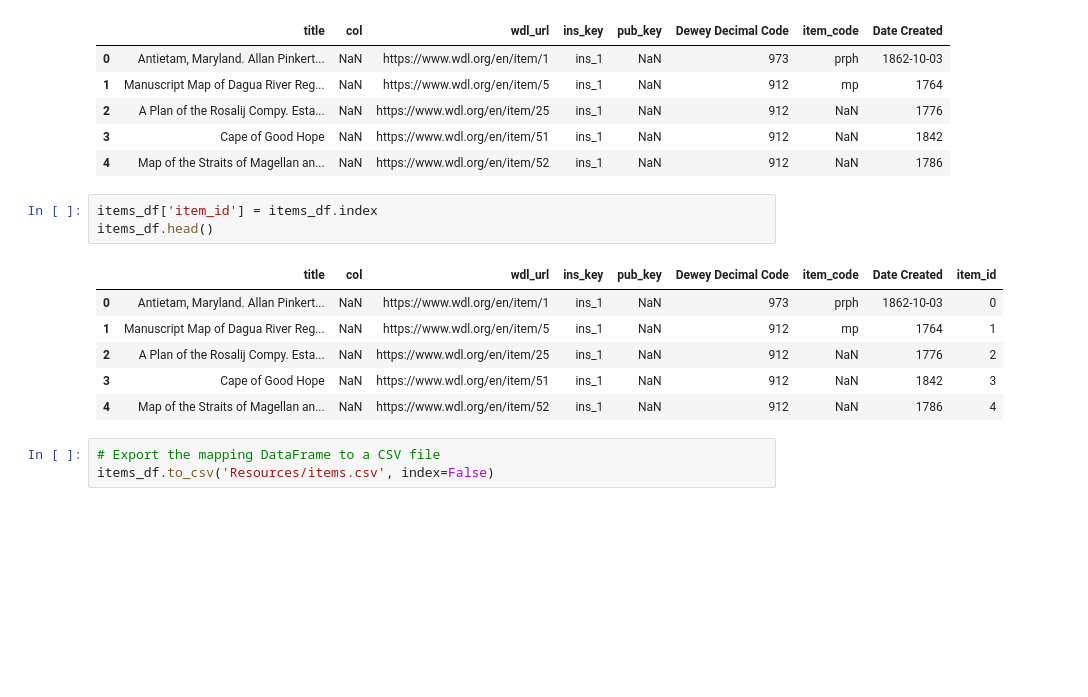
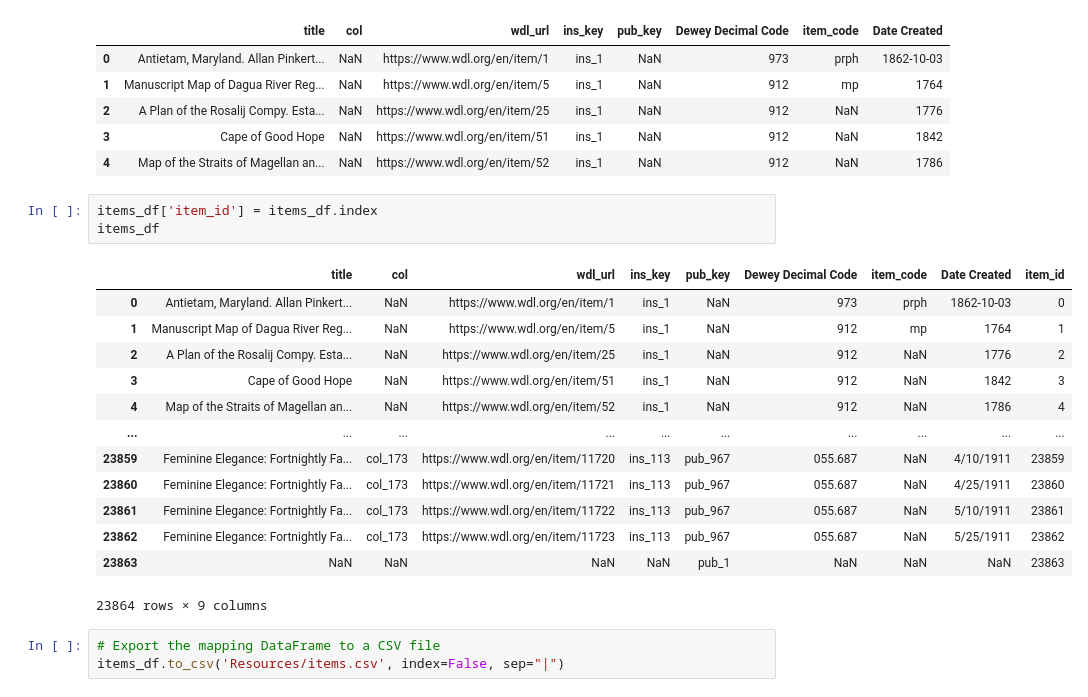
Before and after one commit to caitepley/Project-3, a Jupyter notebook: items_processing.ipynb, the cells around one changed output. Saved outputs shown, nothing was run; the diff lists cells and outputs as text; blank space fills up the shorter version.

```diff
--- a/items_processing.ipynb
+++ b/items_processing.ipynb
@@ -179,14 +179,21 @@ items_df.head()
 | 4 | Map of the Straits of Magellan an... | NaN | https://www.wdl.org/en/item/52 | ins_1 | NaN | 912 | NaN | 1786 |
 # %%
 items_df['item_id'] = items_df.index
-items_df.head()
+items_df
 # %% [output]
 |  | title | col | wdl_url | ins_key | pub_key | Dewey Decimal Code | item_code | Date Created | item_id |
 | 0 | Antietam, Maryland. Allan Pinkert... | NaN | https://www.wdl.org/en/item/1 | ins_1 | NaN | 973 | prph | 1862-10-03 | 0 |
 | 1 | Manuscript Map of Dagua River Reg... | NaN | https://www.wdl.org/en/item/5 | ins_1 | NaN | 912 | mp | 1764 | 1 |
 | 2 | A Plan of the Rosalij Compy. Esta... | NaN | https://www.wdl.org/en/item/25 | ins_1 | NaN | 912 | NaN | 1776 | 2 |
 | 3 | Cape of Good Hope | NaN | https://www.wdl.org/en/item/51 | ins_1 | NaN | 912 | NaN | 1842 | 3 |
 | 4 | Map of the Straits of Magellan an... | NaN | https://www.wdl.org/en/item/52 | ins_1 | NaN | 912 | NaN | 1786 | 4 |
+| ... | ... | ... | ... | ... | ... | ... | ... | ... | ... |
+| 23859 | Feminine Elegance: Fortnightly Fa... | col_173 | https://www.wdl.org/en/item/11720 | ins_113 | pub_967 | 055.687 | NaN | 4/10/1911 | 23859 |
+| 23860 | Feminine Elegance: Fortnightly Fa... | col_173 | https://www.wdl.org/en/item/11721 | ins_113 | pub_967 | 055.687 | NaN | 4/25/1911 | 23860 |
+| 23861 | Feminine Elegance: Fortnightly Fa... | col_173 | https://www.wdl.org/en/item/11722 | ins_113 | pub_967 | 055.687 | NaN | 5/10/1911 | 23861 |
+| 23862 | Feminine Elegance: Fortnightly Fa... | col_173 | https://www.wdl.org/en/item/11723 | ins_113 | pub_967 | 055.687 | NaN | 5/25/1911 | 23862 |
+| 23863 | NaN | NaN | NaN | NaN | pub_1 | NaN | NaN | NaN | 23863 |
+23864 rows × 9 columns
 # %%
 # Export the mapping DataFrame to a CSV file
-items_df.to_csv('Resources/items.csv', index=False)
+items_df.to_csv('Resources/items.csv', index=False, sep="|")
```
Also changed, not shown: 1 other file.
